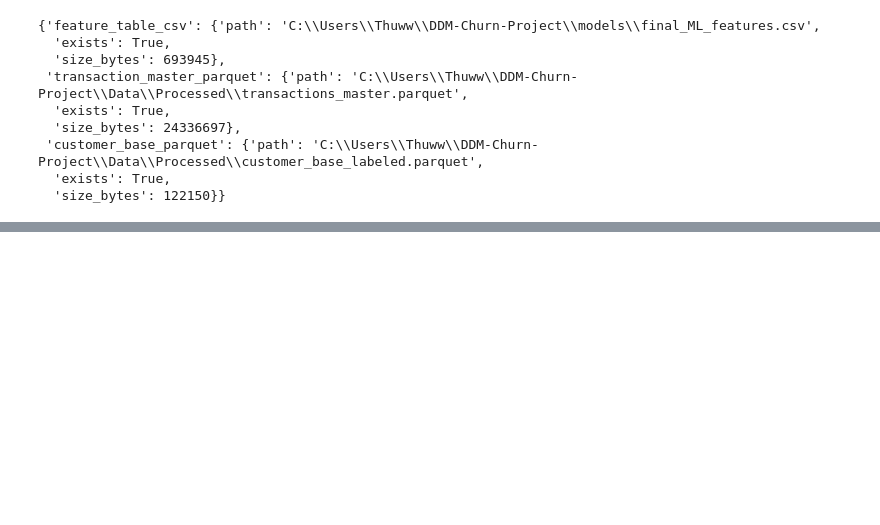
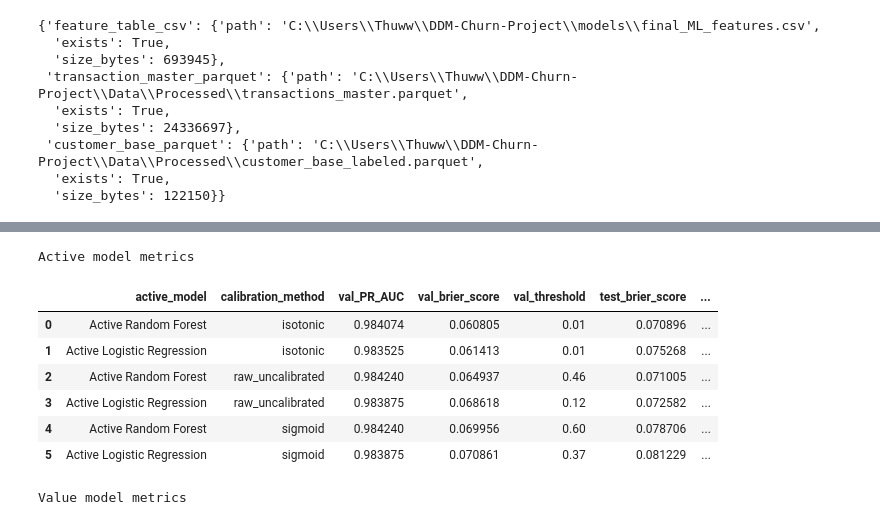
Before and after one commit to bich-le/DDM-Churn-Project, a Jupyter notebook: notebooks/05_Predictive_Modeling.ipynb, the cells around one changed output, grey strips where cells are left out. Saved outputs shown, nothing was run; the diff lists cells and outputs as text; code cells hidden in the pictures; blank space fills up the shorter version.

```diff
--- a/notebooks/05_Predictive_Modeling.ipynb
+++ b/notebooks/05_Predictive_Modeling.ipynb
@@ -167,0 +262,33 @@ Important interpretation:
+# %%
+print('Active model metrics')
+display(show_selected(
+    active_model_metrics,
+    [
+        'active_model', 'calibration_method', 'val_PR_AUC', 'val_brier_score',
+        'val_threshold', 'test_brier_score', 'test_mean_predicted_probability',
+        'test_actual_positive_rate', 'test_calibration_gap_mean_minus_actual',
+        'test_TN', 'test_FP', 'test_FN', 'test_TP'
+    ],
+    n=10,
+))
+
+print('Value model metrics')
+display(show_selected(
+    value_model_metrics,
+    [
+        'value_model', 'target', 'val_RMSE_log', 'val_MAE_log', 'val_R2_log',
+        'val_MAE_revenue', 'test_RMSE_log', 'test_MAE_log', 'test_R2_log',
+        'test_MAE_revenue'
+    ],
+    n=10,
+))
+# %% [output]
+Active model metrics
+|  | active_model | calibration_method | val_PR_AUC | val_brier_score | val_threshold | test_brier_score | ... |
+| 0 | Active Random Forest | isotonic | 0.984074 | 0.060805 | 0.01 | 0.070896 | ... |
+| 1 | Active Logistic Regression | isotonic | 0.983525 | 0.061413 | 0.01 | 0.075268 | ... |
+| 2 | Active Random Forest | raw_uncalibrated | 0.984240 | 0.064937 | 0.46 | 0.071005 | ... |
+| 3 | Active Logistic Regression | raw_uncalibrated | 0.983875 | 0.068618 | 0.12 | 0.072582 | ... |
+| 4 | Active Random Forest | sigmoid | 0.984240 | 0.069956 | 0.60 | 0.078706 | ... |
+| 5 | Active Logistic Regression | sigmoid | 0.983875 | 0.070861 | 0.37 | 0.081229 | ... |
+Value model metrics
```
Also changed, not shown: parts of 32 cells of this notebook, 26 other files.
